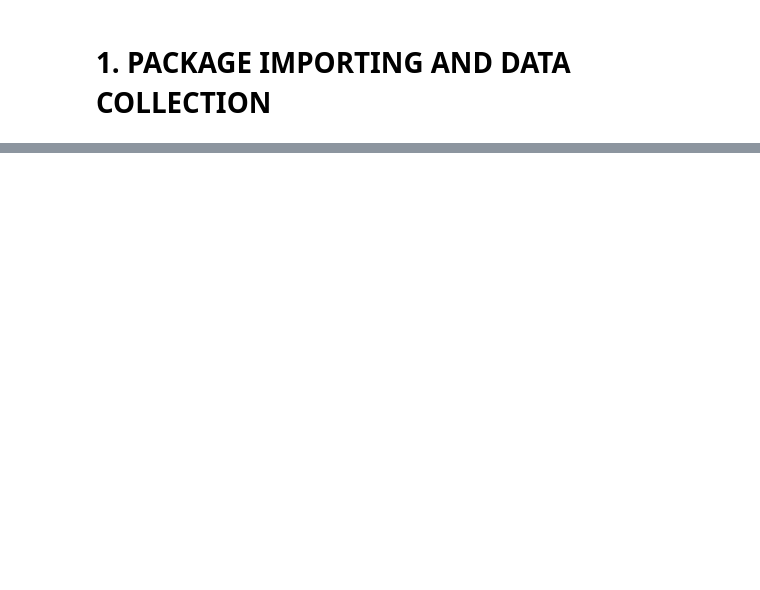
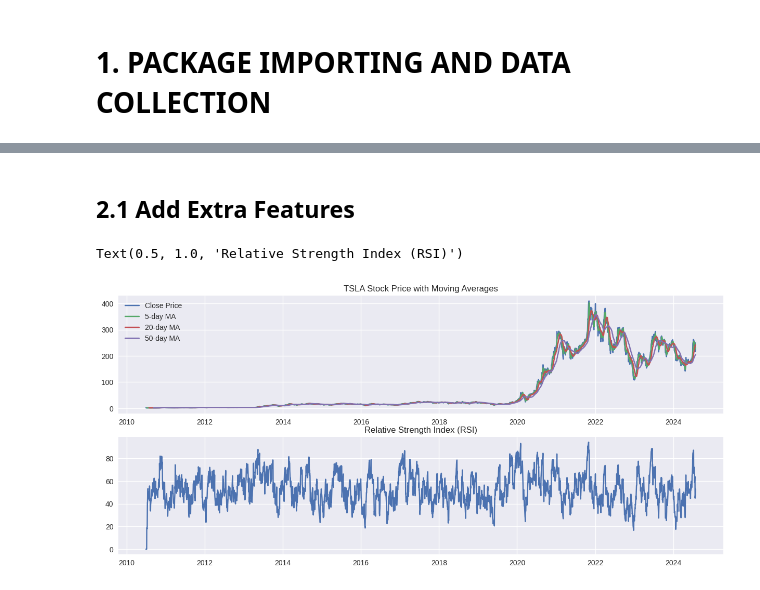
Before and after one commit to Foluwa/mscthesis, a Jupyter notebook: ARIMA_NOTEBOOK.ipynb, the cells around one changed output, grey strips where cells are left out. Drawn from its saved outputs; the diff is of its cells as text; code cells hidden in the pictures; blank space fills up the shorter version.

```diff
--- a/ARIMA_NOTEBOOK.ipynb
+++ b/ARIMA_NOTEBOOK.ipynb
@@ -415,0 +198,63 @@ adf_results, critical_values = stationarity_test(df['Close'])
+# %% [markdown]
+## 2.1 Add Extra Features
+# %%
+# Assuming 'Date' is your date column. If it's named differently, replace 'Date' with the actual column name
+if 'Date' in df_tsla.columns:
+    df_tsla.set_index('Date', inplace=True)
+    df_tsla.index = pd.to_datetime(df_tsla.index)
+else:
+    print("No 'Date' column found. Please ensure your DataFrame has a date column.")
+    # You might want to add code here to create a date column if it doesn't exist
+
+
+# 1. Moving Averages
+df_tsla['MA5'] = df_tsla['Close'].rolling(window=5).mean()
+df_tsla['MA20'] = df_tsla['Close'].rolling(window=20).mean()
+df_tsla['MA50'] = df_tsla['Close'].rolling(window=50).mean()
+
+# 2. Relative Strength Index (RSI)
+def compute_rsi(data, window=14):
+    diff = data.diff()
+    up = diff.clip(lower=0)
+    down = -1 * diff.clip(upper=0)
+    ema_up = up.ewm(com=window - 1, adjust=False).mean()
+    ema_down = down.ewm(com=window - 1, adjust=False).mean()
+    rs = ema_up / ema_down
+    return 100 - (100 / (1 + rs))
+
+df_tsla['RSI'] = compute_rsi(df_tsla['Close'])
+
+# 3. Bollinger Bands
+df_tsla['BB_middle'] = df_tsla['Close'].rolling(window=20).mean()
+df_tsla['BB_upper'] = df_tsla['BB_middle'] + 2 * df_tsla['Close'].rolling(window=20).std()
+df_tsla['BB_lower'] = df_tsla['BB_middle'] - 2 * df_tsla['Close'].rolling(window=20).std()
+
+# 4. Trading Volume Features
+df_tsla['Volume_MA5'] = df_tsla['Volume'].rolling(window=5).mean()
+df_tsla['Volume_Ratio'] = df_tsla['Volume'] / df_tsla['Volume_MA5']
+
+# 5. Price Momentum
+df_tsla['Price_Momentum'] = df_tsla['Close'] - df_tsla['Close'].shift(5)
+
+# 6. Date-based Features
+df_tsla['Day_of_Week'] = df_tsla.index.dayofweek
+df_tsla['Month'] = df_tsla.index.month
+df_tsla['Quarter'] = df_tsla.index.quarter
+
+# Plot some of the engineered features
+plt.figure(figsize=(15, 10))
+
+plt.subplot(3, 1, 1)
+plt.plot(df_tsla.index, df_tsla['Close'], label='Close Price')
+plt.plot(df_tsla.index, df_tsla['MA5'], label='5-day MA')
+plt.plot(df_tsla.index, df_tsla['MA20'], label='20-day MA')
+plt.plot(df_tsla.index, df_tsla['MA50'], label='50-day MA')
+plt.title('TSLA Stock Price with Moving Averages')
+plt.legend()
+
+plt.subplot(3, 1, 2)
+plt.plot(df_tsla.index, df_tsla['RSI'], label='RSI')
+plt.title('Relative Strength Index (RSI)')
+# %% [output]
+Text(0.5, 1.0, 'Relative Strength Index (RSI)')
+[figure, added]
```
Also changed, not shown: parts of 71 cells of this notebook, 1 other file.
